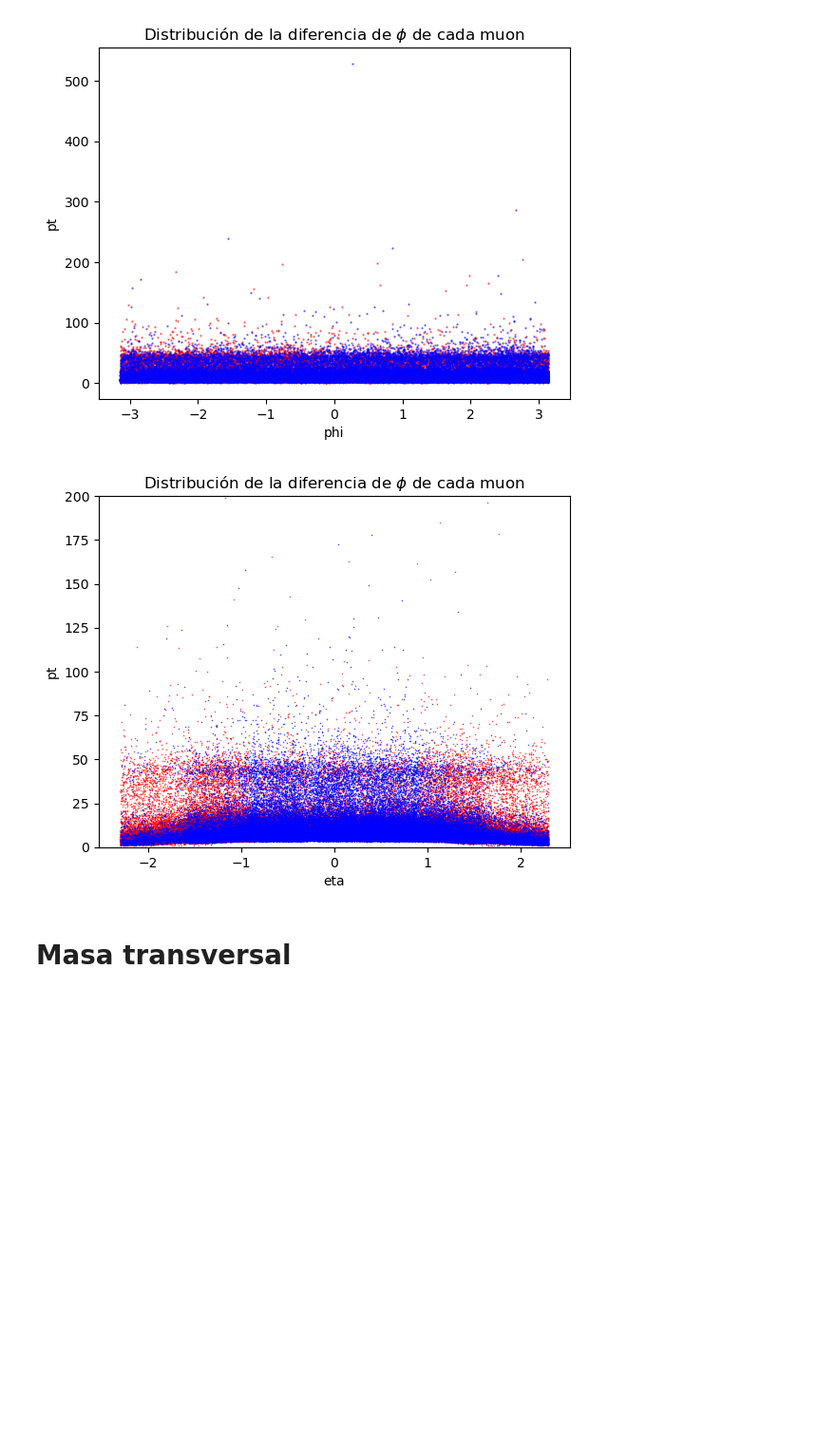
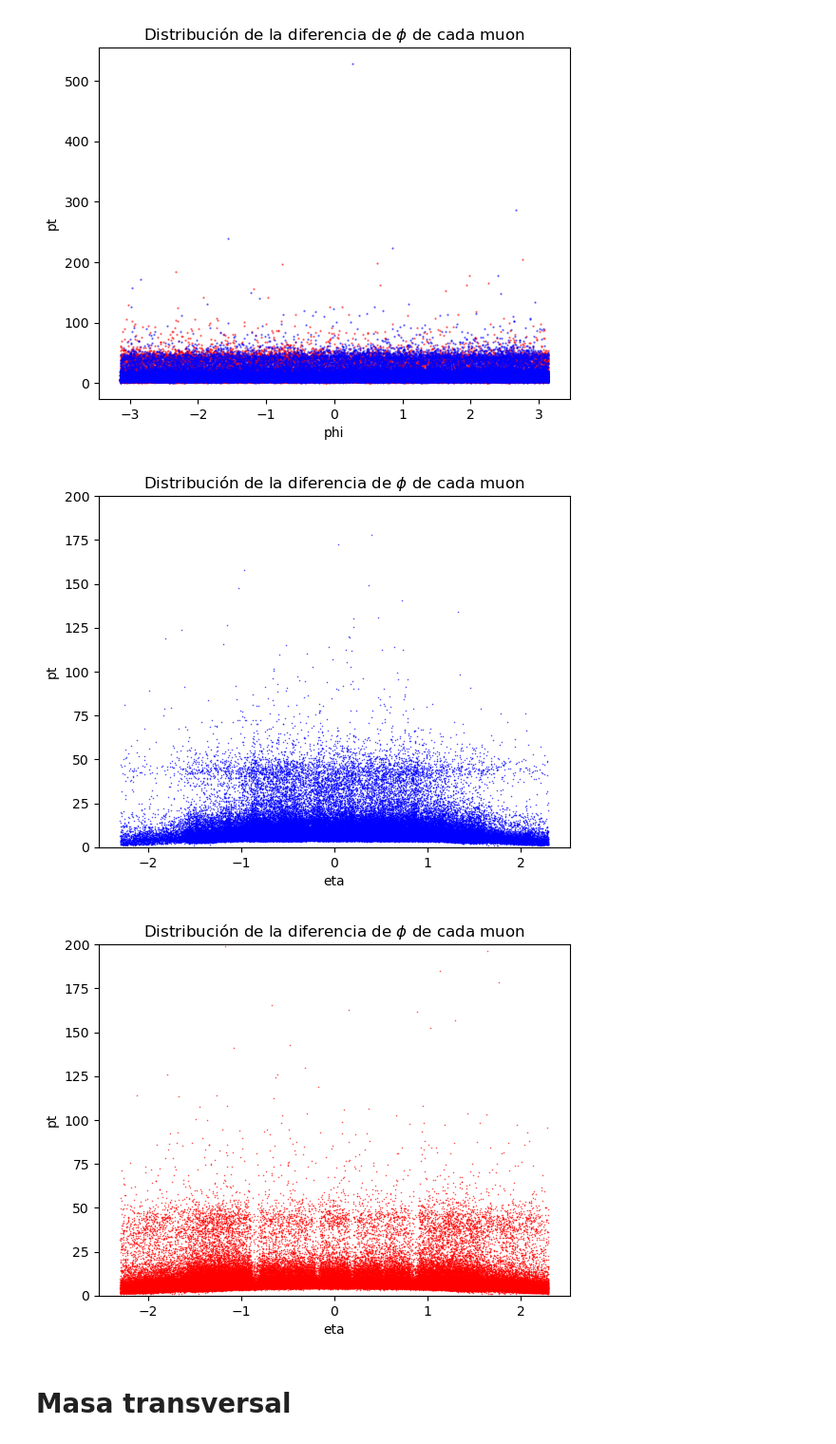
Before and after one commit to ProgramasParaFisicaDeParticulas/blindsampleanalysiswithcsv9-Art-999, a Jupyter notebook: Sample_desconocida.ipynb, the cells around one changed output. Shown at 95% size. Drawn from its saved outputs; the diff is of its cells as text; code cells hidden in the pictures; blank space fills up the shorter version.

Commit message:
Scattered Graphs

```diff
--- a/Sample_desconocida.ipynb
+++ b/Sample_desconocida.ipynb
@@ -360,15 +360,22 @@ plt.show()
 # %% [output]
 [figure]
 # %%
-plt.scatter(corte_MG_eta['eta1'], corte_MG_eta['pt1'], lw=0.5, s=0.5, alpha = 0.5, c='red')
 plt.scatter(corte_MG_eta['eta2'], corte_MG_eta['pt2'], lw=0.5, s=0.5, alpha = 0.5, c='blue')
 plt.xlabel(r'eta')
 plt.ylabel('pt')
 plt.title(r"Distribución de la diferencia de $\phi$ de cada muon")
 plt.ylim(0,200)
 plt.show()
+
+plt.scatter(corte_MG_eta['eta1'], corte_MG_eta['pt1'], lw=0.5, s=0.5, alpha = 0.5, c='red')
+plt.xlabel(r'eta')
+plt.ylabel('pt')
+plt.title(r"Distribución de la diferencia de $\phi$ de cada muon")
+plt.ylim(0,200)
+plt.show()
 # %% [output]
-[figure, old version]
+[figure, new version]
+[figure, added]
 # %% [markdown]
 # Masa transversal
 # %%
```
Also changed, not shown: parts of 3 cells of this notebook.
